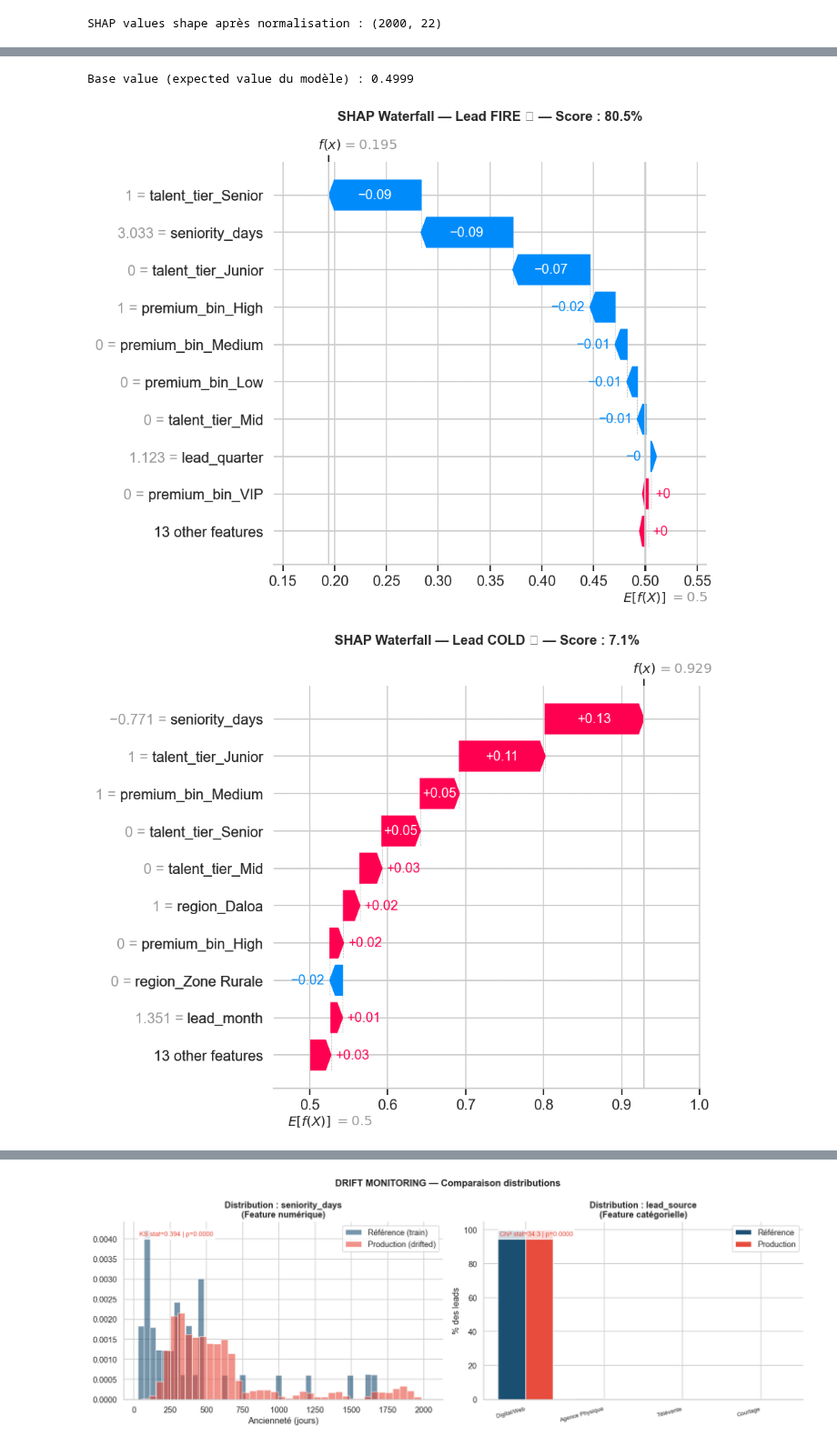
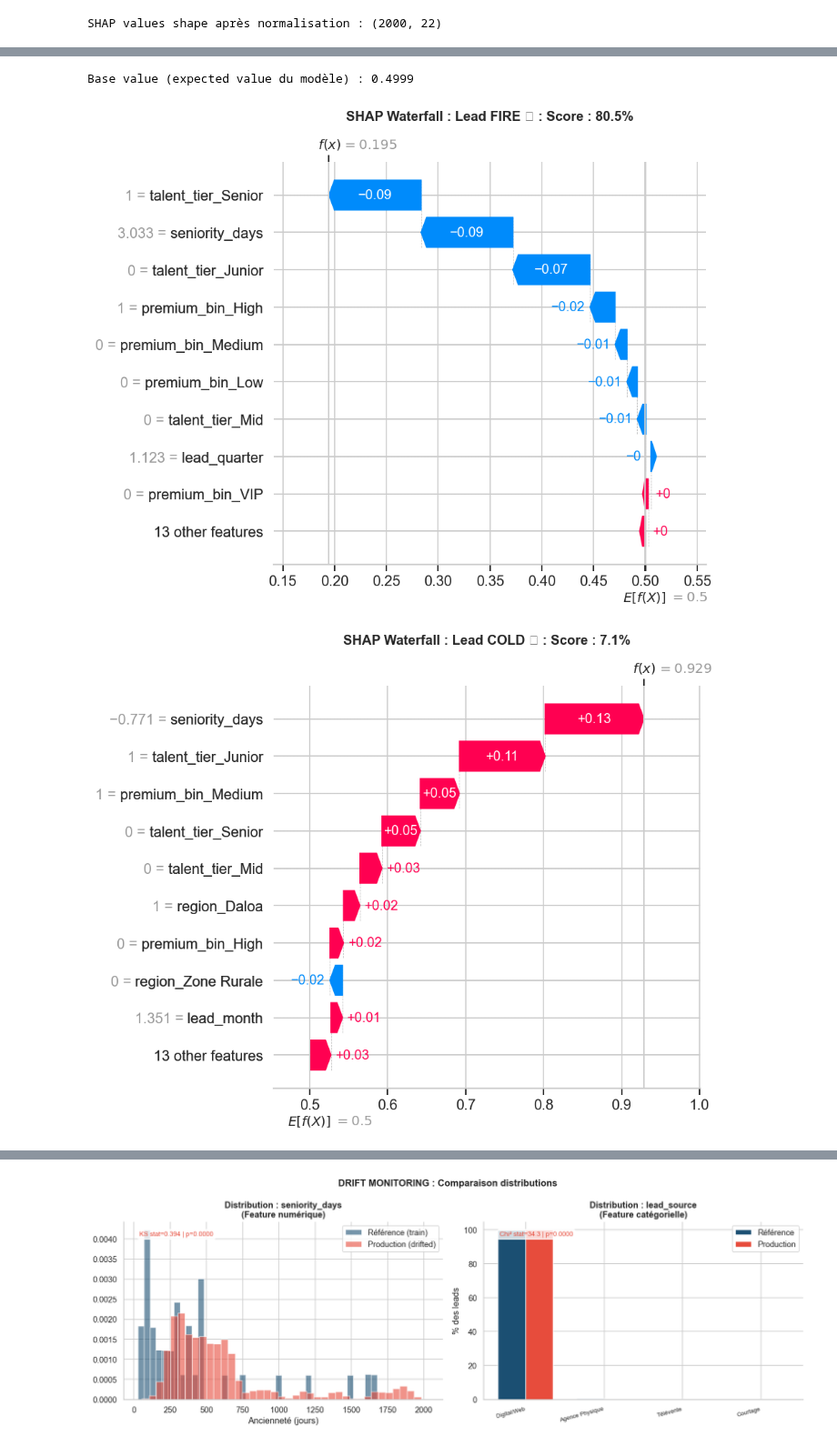
Before and after one commit to Oladk/insurance-sales-performance-reporting, a Jupyter notebook: notebooks/03_advanced_modeling.ipynb, the cells around one changed output, grey strips where cells are left out. Shown at 91% size. Drawn from its saved outputs; the diff is of its cells as text; code cells hidden in the pictures.

```diff
--- a/notebooks/03_advanced_modeling.ipynb
+++ b/notebooks/03_advanced_modeling.ipynb
@@ -340,50 +340,50 @@ print("  • Couleur rouge = valeur élevée de la feature, Bleu = valeur faible
   • Point à gauche (SHAP < 0) → diminue la prob. de conversion
   • Couleur rouge = valeur élevée de la feature, Bleu = valeur faible
 # %%
-# ── VUE LOCALE : Waterfall Plot — Explication d'un lead individuel ────────
+# VUE LOCALE : Waterfall Plot : Explication d'un lead individuel
 # Réponse à : "Pourquoi CE lead a-t-il un score de X% ?"
-# C'est ce que tu montres à un commercial pour justifier la priorité.
+# C'est ce qu'on montre à un commercial pour justifier la priorité.
 
-# ── Extraction robuste du base_value ─────────────────────────────────────
+#  Extraction robuste du base_value
 ev = explainer.expected_value
 if isinstance(ev, (list, np.ndarray)):
-    # Tableau → prendre la valeur classe 1
+    # Tableau : prendre la valeur classe 1
     base_val = float(np.array(ev).flat[-1])
 else:
     base_val = float(ev)
 
 print(f"Base value (expected value du modèle) : {base_val:.4f}")
 
 def explain_lead(lead_idx_in_sample, label=''):
     exp_single = shap.Explanation(
         values        = sv[lead_idx_in_sample],       # shape (n_features,)
-        base_values   = base_val,                      # ← scalaire garanti
+        base_values   = base_val,                      #  scalaire garanti
         data          = X_sample[lead_idx_in_sample],  # shape (n_features,)
         feature_names = all_feature_names
     )
     plt.figure(figsize=(10, 5))
     shap.plots.waterfall(exp_single, max_display=10, show=False)
-    plt.title(f'SHAP Waterfall — {label}', fontweight='bold', pad=15)
+    plt.title(f'SHAP Waterfall : {label}', fontweight='bold', pad=15)
     plt.tight_layout()
     plt.show()
 
 # Lead à FORT score (Fire 🔴)
 probs_sample = best_pipeline.predict_proba(
     pd.DataFrame(X_sample, columns=all_feature_names)  # juste pour get_proba
 )[:, 1] if False else best_probs[idx_sample]  # on réutilise les probs déjà calculées
 
 # Indices du lead le plus probable et le moins probable dans l'échantillon
 best_lead_local  = np.argmax(probs_sample)
 worst_lead_local = np.argmin(probs_sample)
 
-explain_lead(best_lead_local,  label=f'Lead FIRE 🔴 — Score : {probs_sample[best_lead_local]*100:.1f}%')
-explain_lead(worst_lead_local, label=f'Lead COLD 🔵 — Score : {probs_sample[worst_lead_local]*100:.1f}%')
+explain_lead(best_lead_local,  label=f'Lead FIRE 🔴 : Score : {probs_sample[best_lead_local]*100:.1f}%')
+explain_lead(worst_lead_local, label=f'Lead COLD 🔵 : Score : {probs_sample[worst_lead_local]*100:.1f}%')
 
-print("📌 LECTURE DU WATERFALL :")
+print(" LECTURE DU WATERFALL :")
 print("  • f(x) = score final du lead")
 print("  • E[f(x)] = score de base (moyenne tous leads)")
 print("  • Chaque barre = contribution +/- de la feature au score final")
 # %% [output]
 Base value (expected value du modèle) : 0.4999
-[figure, old version]
+[figure, new version]
-[figure, old version]
+[figure, new version]
```
Also changed, not shown: parts of 20 cells of this notebook, 4 other files.
